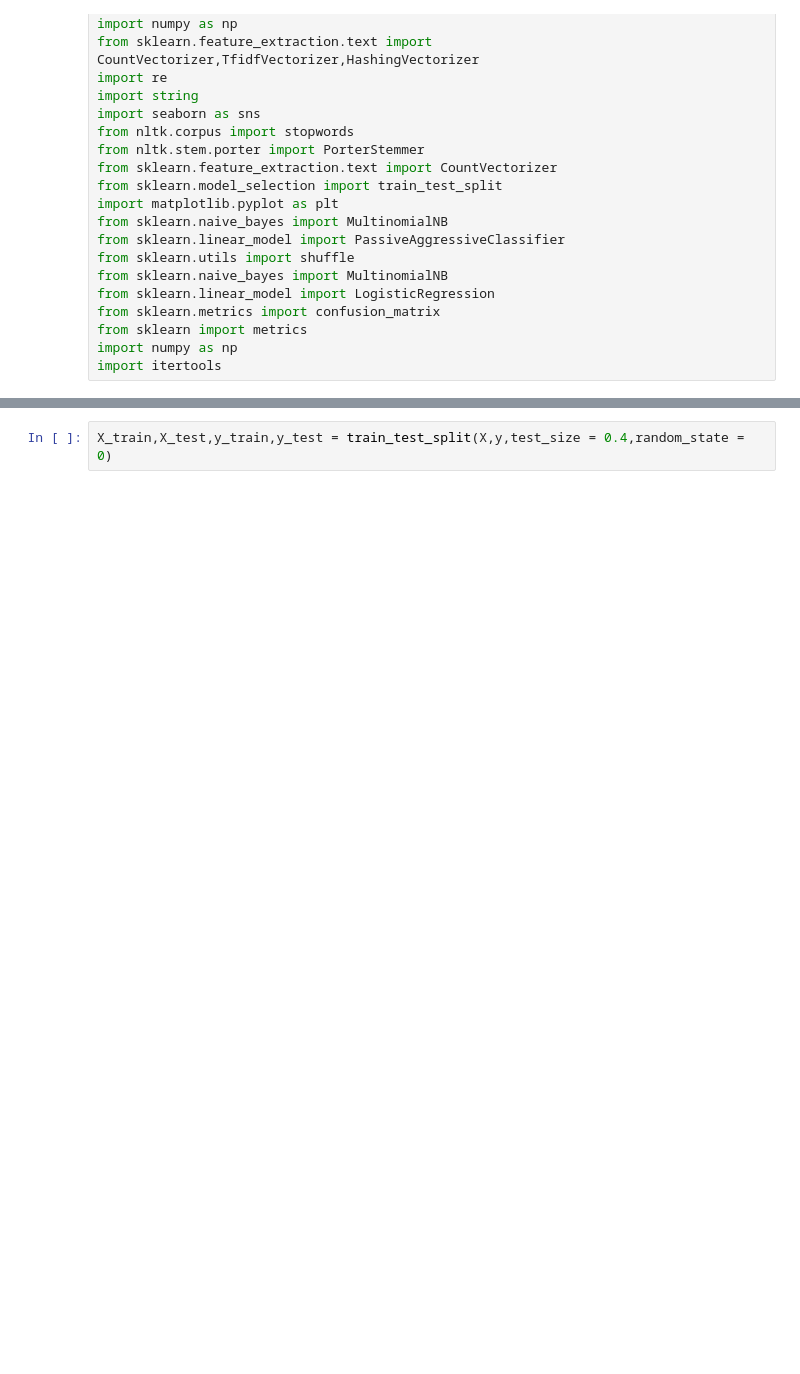
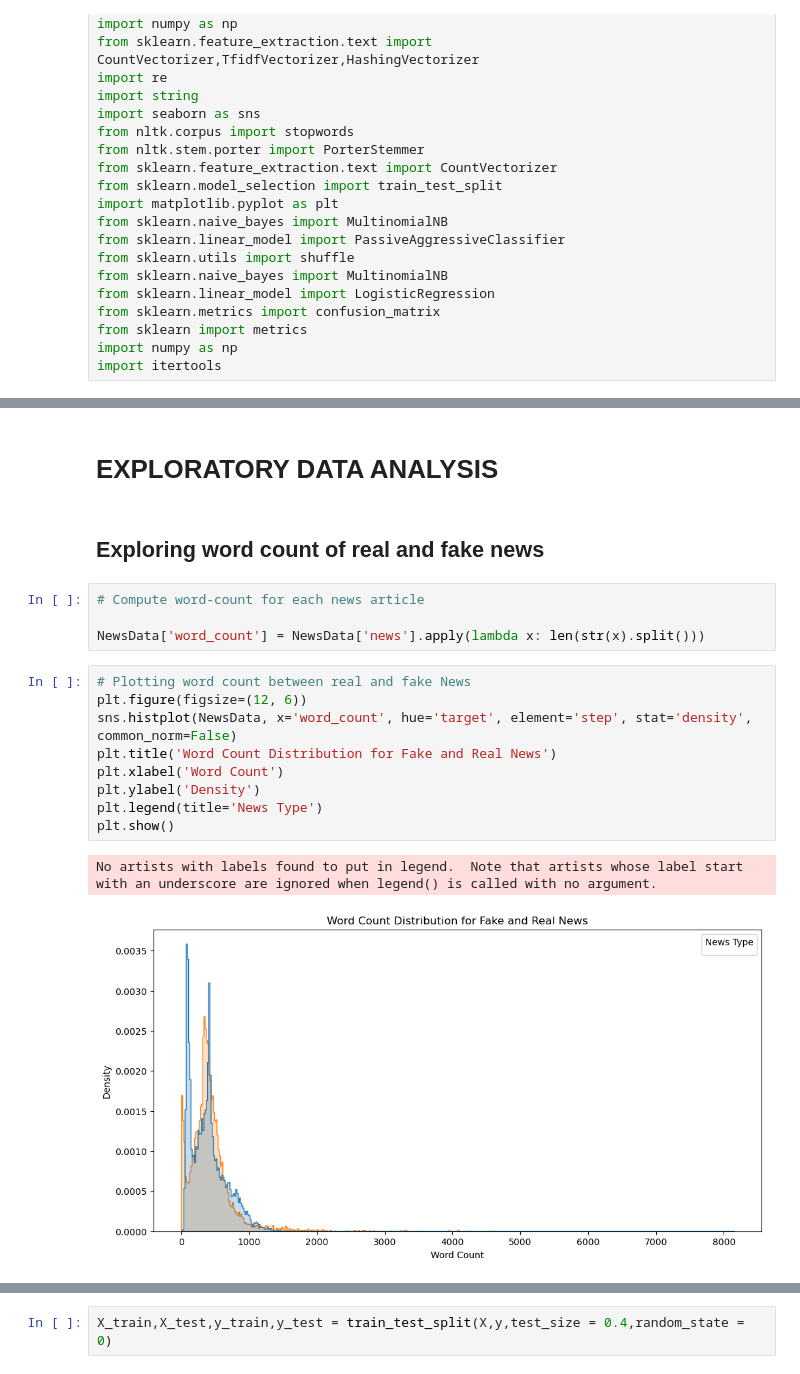
Before and after one commit to sapientexlabs/FAKENEWS_DEEPFAKE_DETECTION_SUITE, a Jupyter notebook: FYP_working.ipynb, the cells around one changed output, grey strips where cells are left out. Saved outputs shown, nothing was run; the diff lists cells and outputs as text; blank space fills up the shorter version.

```diff
--- a/FYP_working.ipynb
+++ b/FYP_working.ipynb
@@ -83,3 +87,23 @@ y = NewsData_S['target']
 
 # Create a copy of the adjusted dataset
 NewsData_Adjusted = NewsData_S.copy()
+# %% [markdown]
+# EXPLORATORY DATA ANALYSIS
+# %% [markdown]
+## Exploring word count of real and fake news
+# %%
+# Compute word-count for each news article
+
+NewsData['word_count'] = NewsData['news'].apply(lambda x: len(str(x).split()))
+# %%
+# Plotting word count between real and fake News
+plt.figure(figsize=(12, 6))
+sns.histplot(NewsData, x='word_count', hue='target', element='step', stat='density', common_norm=False)
+plt.title('Word Count Distribution for Fake and Real News')
+plt.xlabel('Word Count')
+plt.ylabel('Density')
+plt.legend(title='News Type')
+plt.show()
+# %% [output]
+No artists with labels found to put in legend.  Note that artists whose label start with an underscore are ignored when legend() is called with no argument.
+[figure, added]
```
Also changed, not shown: parts of 19 cells of this notebook.
